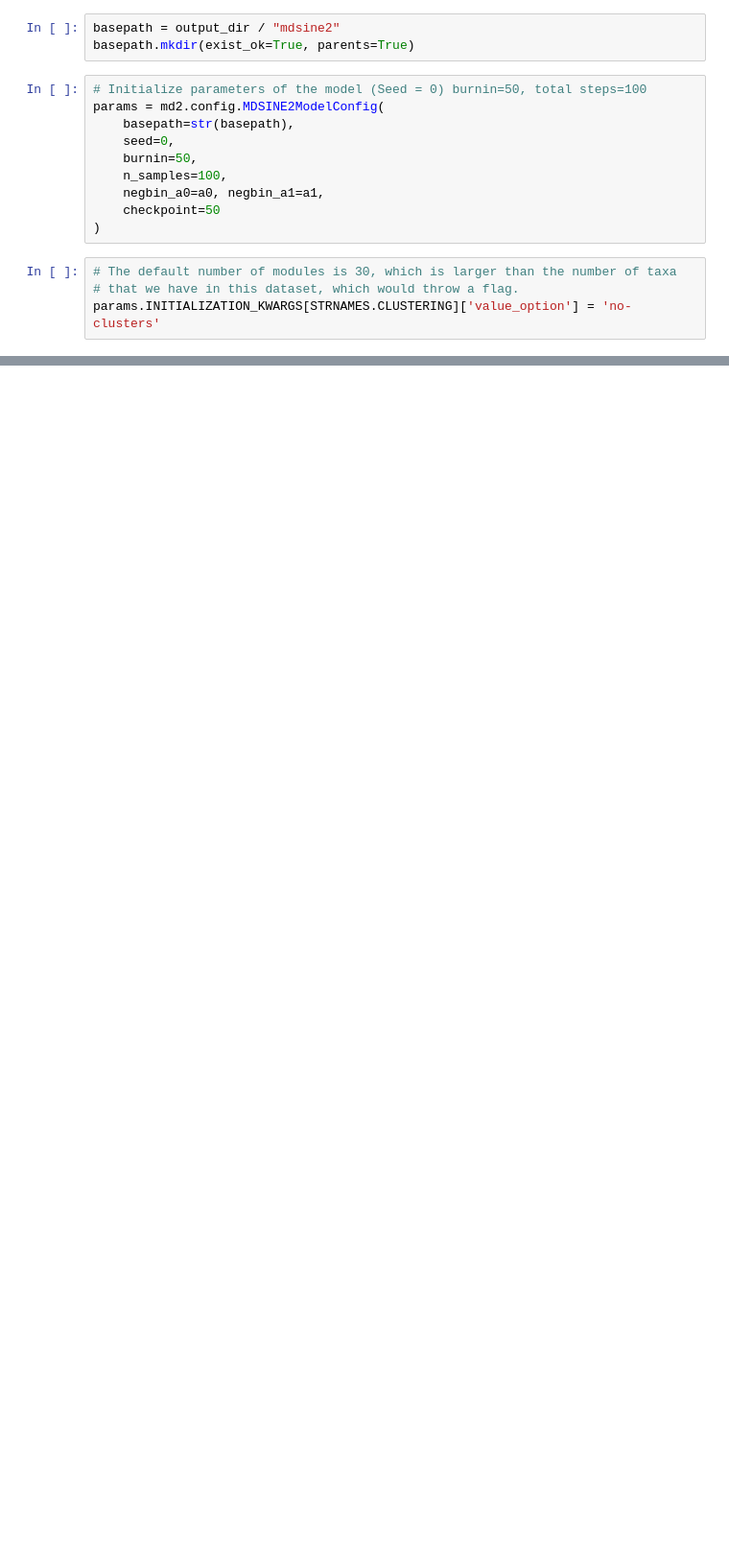
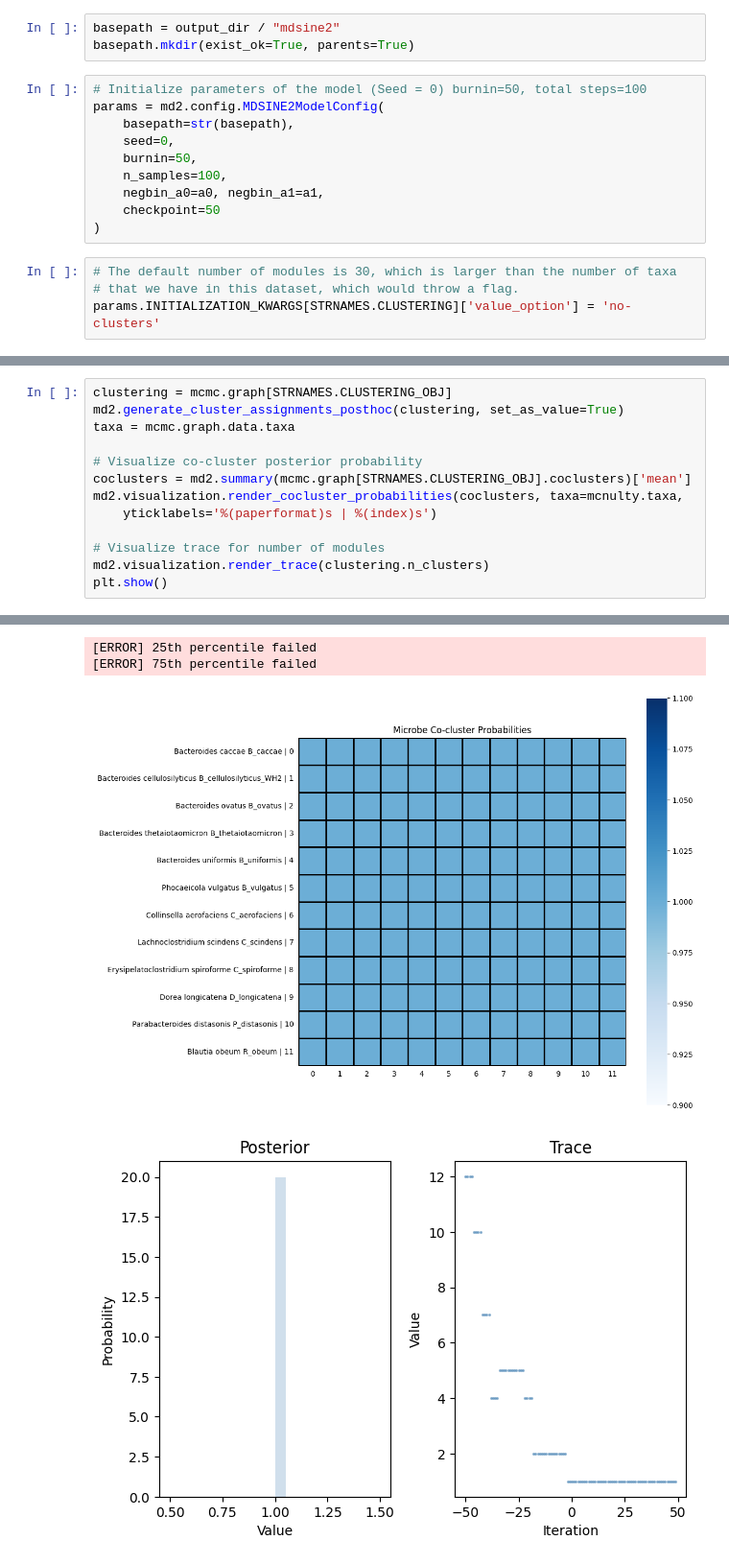
Before and after one commit to alejandrocs98/masters-thesis, a Jupyter notebook: mdsine2_mcnulty.ipynb, the cells around one changed output, grey strips where cells are left out. Shown at 96% size. Saved outputs shown, nothing was run; the diff lists cells and outputs as text; blank space fills up the shorter version.

Commit message:
input data formatting fixing

```diff
--- a/mdsine2_mcnulty.ipynb
+++ b/mdsine2_mcnulty.ipynb
@@ -170,0 +211,14 @@ mcmc = md2.run_graph(mcmc, crash_if_error=True)
+# %%
+clustering = mcmc.graph[STRNAMES.CLUSTERING_OBJ]
+md2.generate_cluster_assignments_posthoc(clustering, set_as_value=True)
+taxa = mcmc.graph.data.taxa
+
+# Visualize co-cluster posterior probability
+coclusters = md2.summary(mcmc.graph[STRNAMES.CLUSTERING_OBJ].coclusters)['mean']
+md2.visualization.render_cocluster_probabilities(coclusters, taxa=mcnulty.taxa,
+    yticklabels='%(paperformat)s | %(index)s')
+
+# Visualize trace for number of modules
+md2.visualization.render_trace(clustering.n_clusters)
+plt.show()
+# %% [output]
@@ -170,0 +229,4 @@ mcmc = md2.run_graph(mcmc, crash_if_error=True)
+[ERROR] 25th percentile failed
+[ERROR] 75th percentile failed
+[figure, added]
+[figure, added]
```
Also changed, not shown: parts of 12 cells of this notebook, 17 other files.
